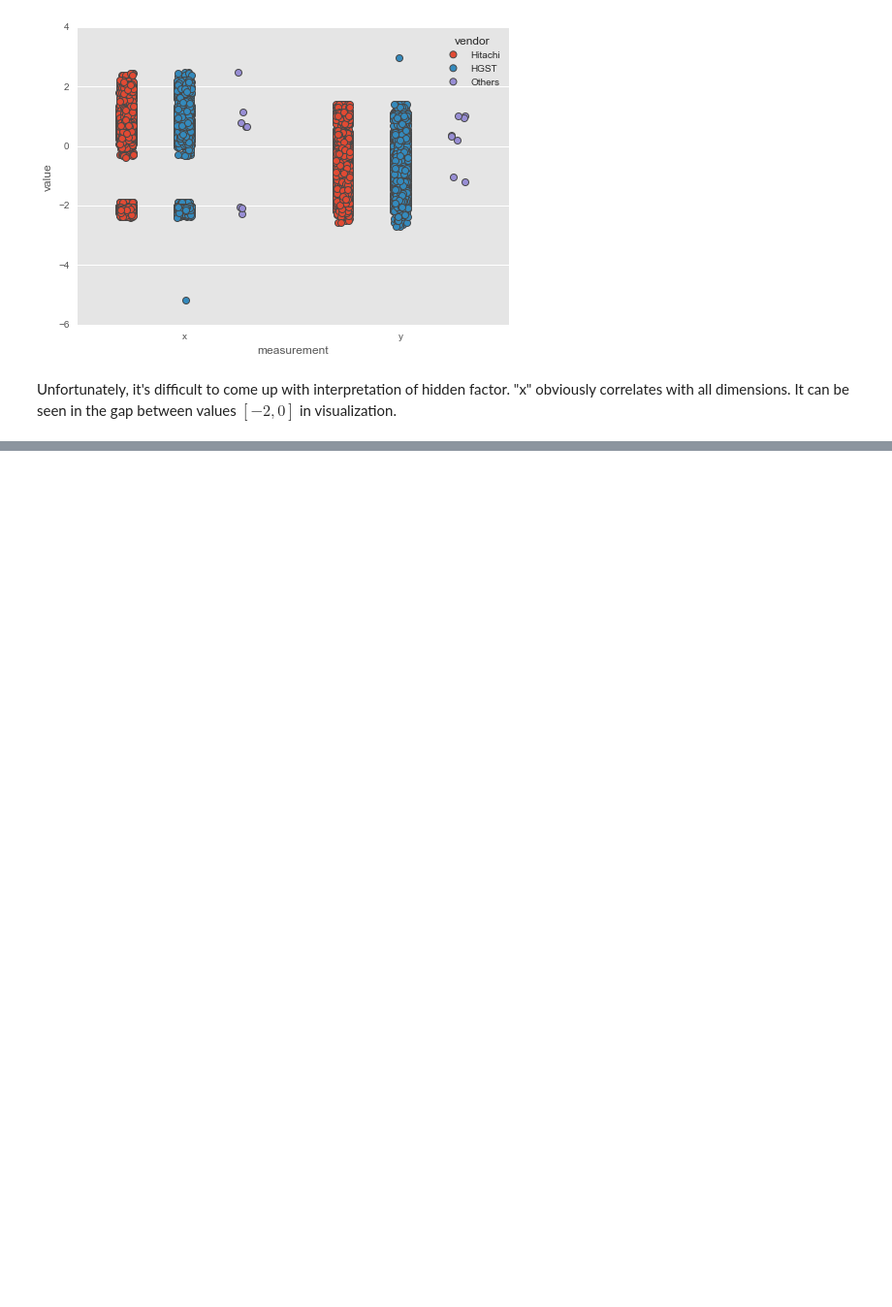
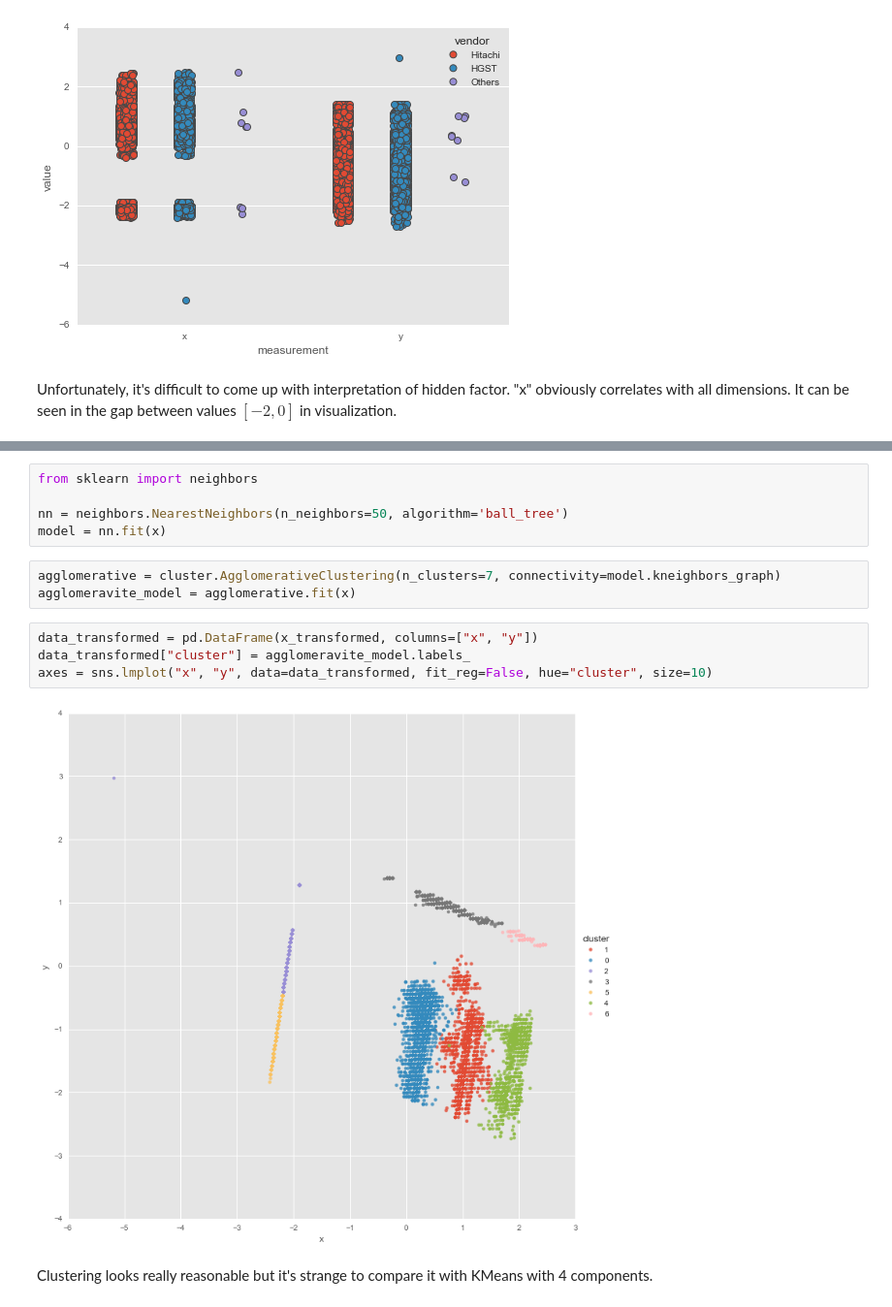
Before and after one commit to IIoTeP9HuY/Data_Analysis_and_Data_Mining_Class, a Jupyter notebook: Report.ipynb, the cells around one changed output, grey strips where cells are left out. Shown at 97% size. Saved outputs shown, nothing was run; the diff lists cells and outputs as text; blank space fills up the shorter version.

```diff
--- a/Report.ipynb
+++ b/Report.ipynb
@@ -1059,0 +1098,16 @@ Unfortunately, it's difficult to come up with interpretation of hidden factor. "
+# %%
+from sklearn import neighbors
+
+nn = neighbors.NearestNeighbors(n_neighbors=50, algorithm='ball_tree')
+model = nn.fit(x)
+# %%
+agglomerative = cluster.AgglomerativeClustering(n_clusters=7, connectivity=model.kneighbors_graph)
+agglomeravite_model = agglomerative.fit(x)
+# %%
+data_transformed = pd.DataFrame(x_transformed, columns=["x", "y"])
+data_transformed["cluster"] = agglomeravite_model.labels_
+axes = sns.lmplot("x", "y", data=data_transformed, fit_reg=False, hue="cluster", size=10)
+# %% [output]
+[figure, added]
+# %% [markdown]
+Clustering looks really reasonable but it's strange to compare it with KMeans with 4 components.
```
Also changed, not shown: parts of 9 cells of this notebook.
